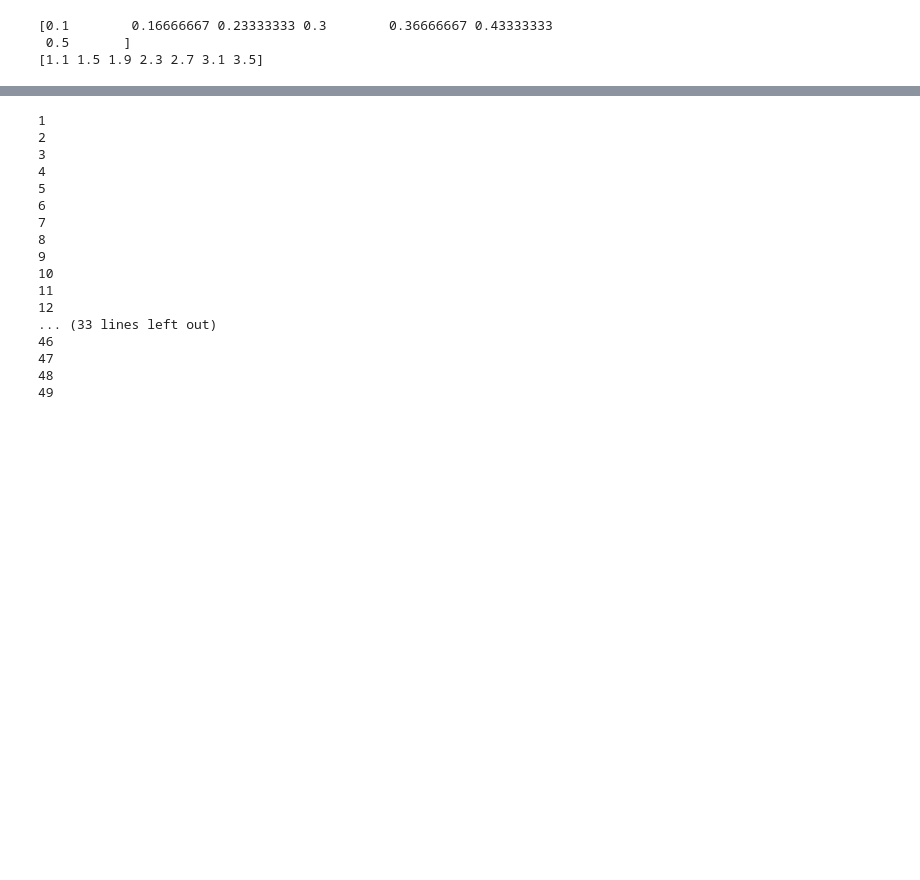
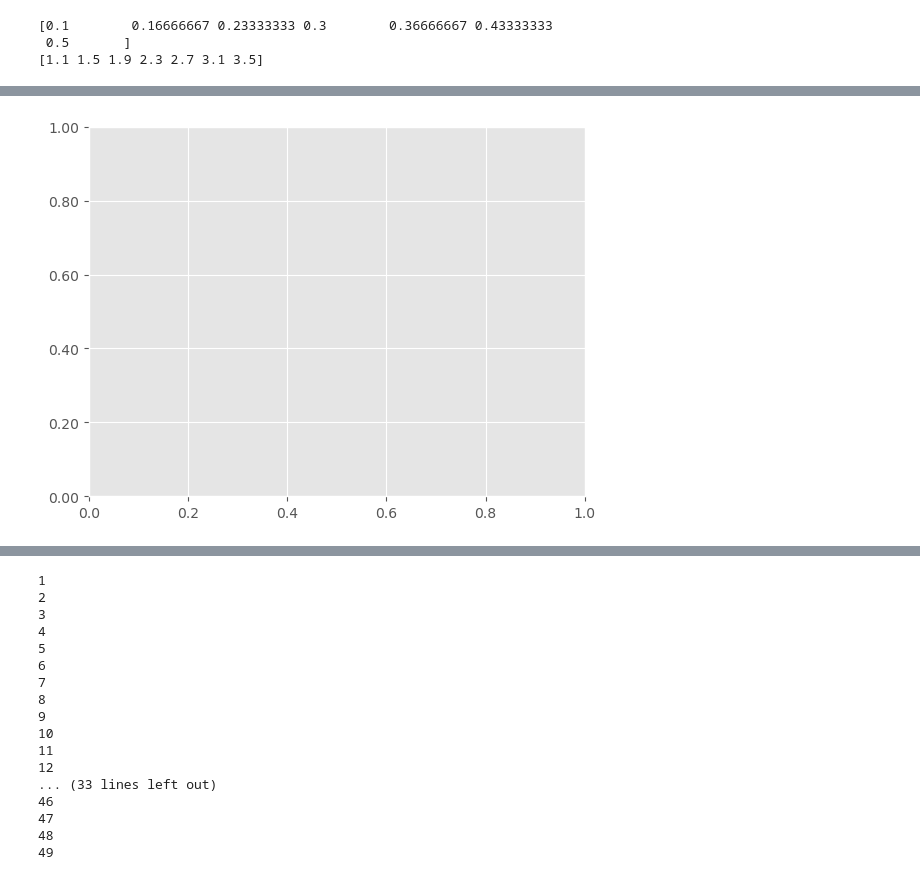
Before and after one commit to valentine-alia/BPE, a Jupyter notebook: anharmonic_ivp/concat_exp_2/analysis.ipynb, the cells around one changed output, grey strips where cells are left out. Saved outputs shown, nothing was run; the diff lists cells and outputs as text; code cells hidden in the pictures; blank space fills up the shorter version.

```diff
--- a/anharmonic_ivp/concat_exp_2/analysis.ipynb
+++ b/anharmonic_ivp/concat_exp_2/analysis.ipynb
@@ -53,0 +79,6 @@ moments = np.asarray(moments)
+# %%
+from matplotlib.ticker import StrMethodFormatter
+plt.gca().yaxis.set_major_formatter(StrMethodFormatter('{x:,.0f}')) # No decimal places
+plt.gca().yaxis.set_major_formatter(StrMethodFormatter('{x:,.2f}')) # 2 decimal places
+# %% [output]
+[figure, added]
```
Also changed, not shown: parts of 7 cells of this notebook, 4 other files.
